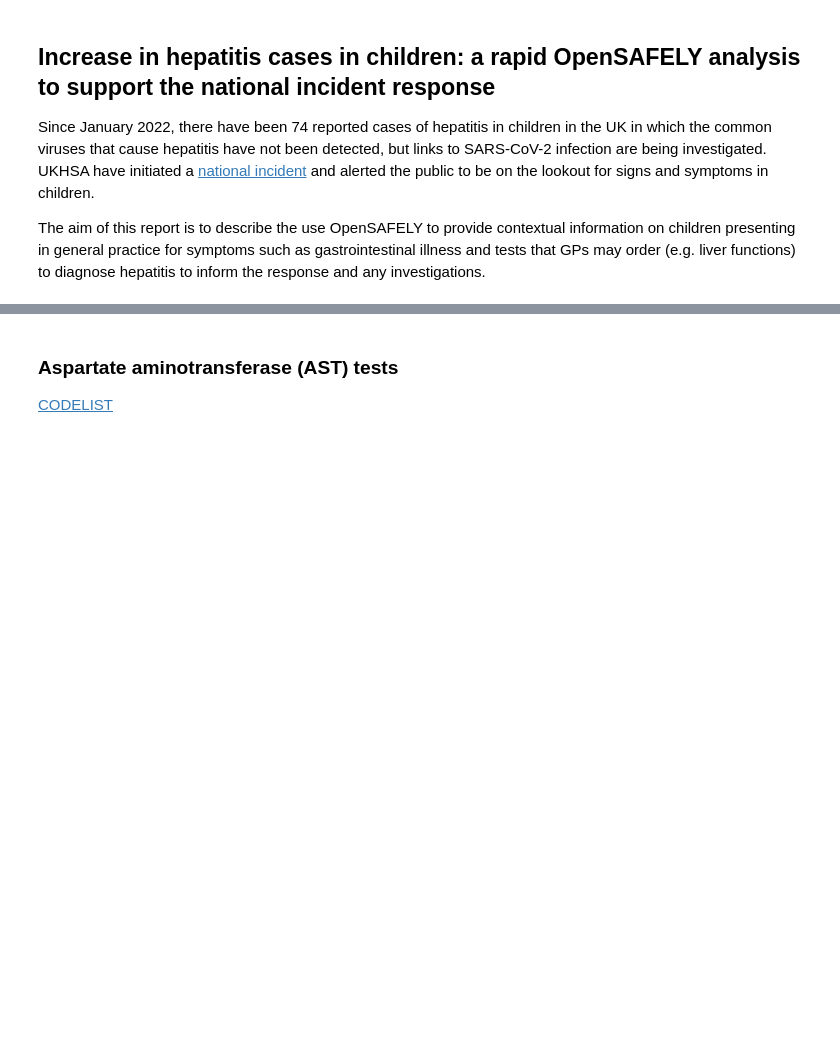
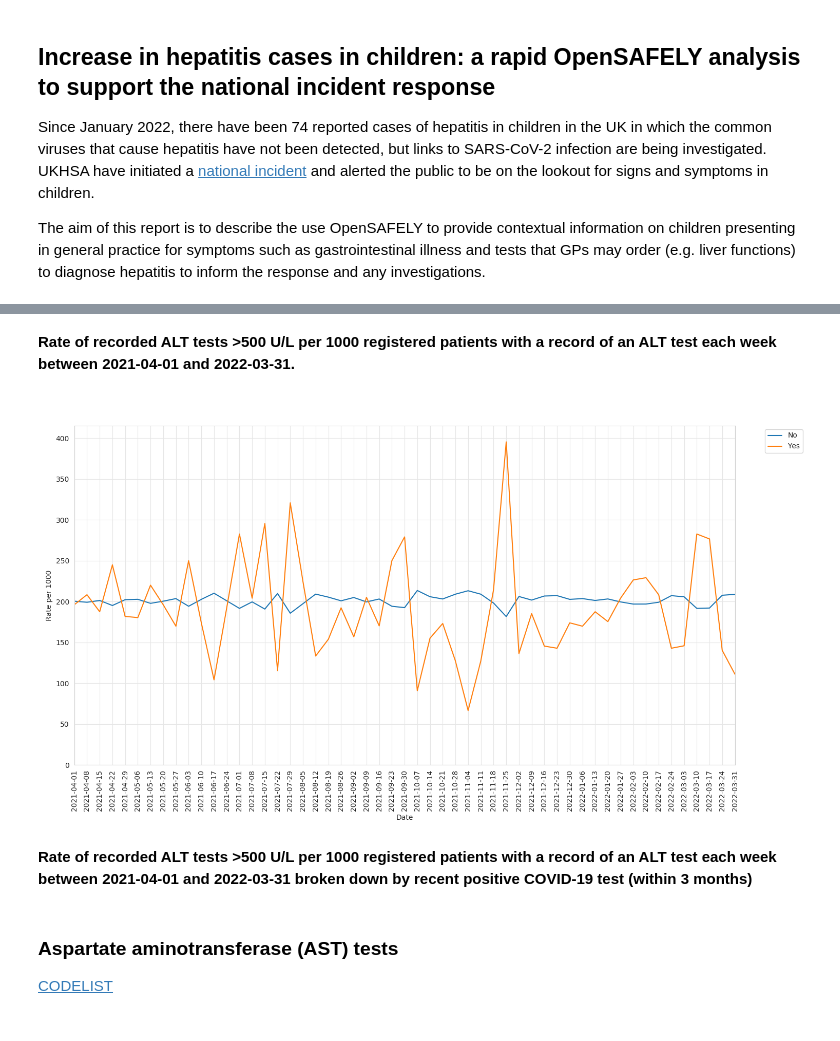
Before and after one commit to opensafely/hepatitis_in_children, a Jupyter notebook: analysis/report.ipynb, the cells around one changed output, grey strips where cells are left out. Cells and saved outputs as stored; diff of their text form; code cells hidden in the pictures; blank space fills up the shorter version.

```diff
--- a/analysis/report.ipynb
+++ b/analysis/report.ipynb
@@ -29,6 +108,19 @@ Image(filename="../output/weekly/plot_alt.png")
+# %% [markdown]
+**Rate of recorded ALT tests >500 U/L per 1000 registered patients with a record of an ALT test each week between 2021-04-01 and 2022-03-31.**
+# %% [markdown]
+<a id="alt_cov"></a>
+# %%
+Image(filename="../output/weekly/plot_alt_oor_recent_cov.png")
+# %% [output]
+[figure, added]
+# %% [markdown]
+**Rate of recorded ALT tests >500 U/L per 1000 registered patients with a record of an ALT test each week between 2021-04-01 and 2022-03-31 broken down by recent positive COVID-19 test (within 3 months)**
 # %% [markdown]
+<a id="ast"></a>
 ### Aspartate aminotransferase (AST) tests
 
 [CODELIST](https://www.opencodelists.org/codelist/user/Louis/aspartate-aminotransferase/30cb0c08/#full-list)
+# %% [markdown]
+<a id="ast_rate"></a>
 # %%
 Image(filename="../output/monthly/plot_ast.png")
```
Also changed, not shown: parts of 55 cells of this notebook.
